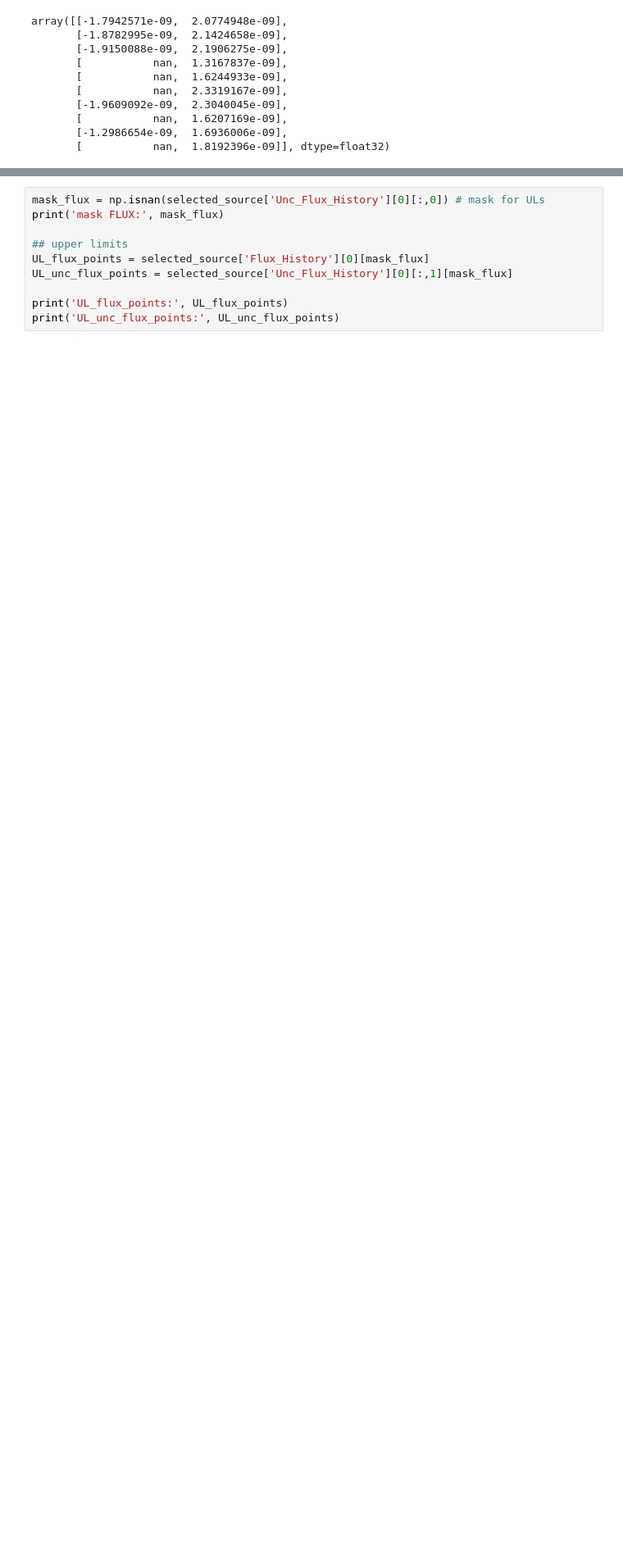
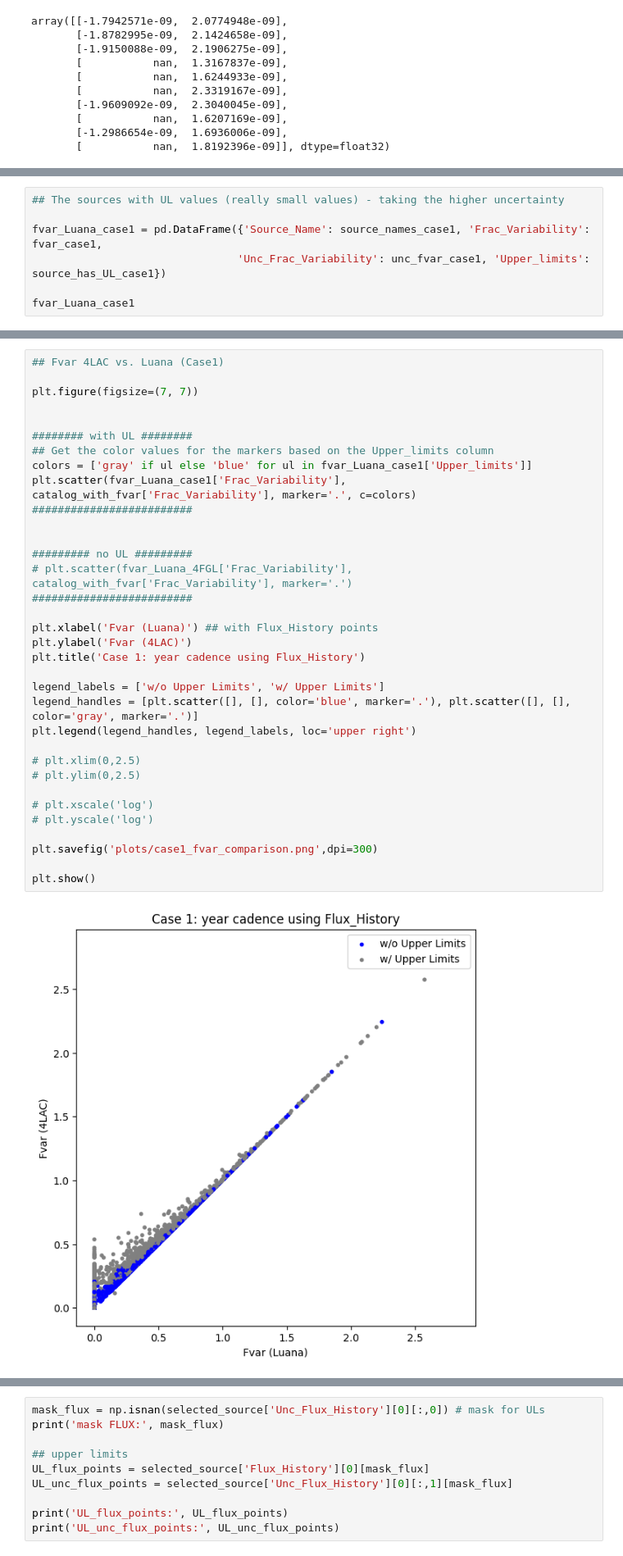
Before and after one commit to luanapassosreis/CTA_AGN_Pop_Variability, a Jupyter notebook: 4LAC_catalog_generator_v2/UpperLimit_Analysis.ipynb, the cells around one changed output, grey strips where cells are left out. Shown at 82% size. Drawn from its saved outputs; the diff is of its cells as text; blank space fills up the shorter version.

```diff
--- a/4LAC_catalog_generator_v2/UpperLimit_Analysis.ipynb
+++ b/4LAC_catalog_generator_v2/UpperLimit_Analysis.ipynb
@@ -273,0 +479,7 @@ def calculate_variability(flux_points, unc_flux_points, UL_flux_points, UL_unc_f
+# %%
+## The sources with UL values (really small values) - taking the higher uncertainty
+
+fvar_Luana_case1 = pd.DataFrame({'Source_Name': source_names_case1, 'Frac_Variability': fvar_case1,
+                                'Unc_Frac_Variability': unc_fvar_case1, 'Upper_limits': source_has_UL_case1})
+
+fvar_Luana_case1
@@ -273,0 +500,36 @@ def calculate_variability(flux_points, unc_flux_points, UL_flux_points, UL_unc_f
+# %%
+## Fvar 4LAC vs. Luana (Case1)
+
+plt.figure(figsize=(7, 7))
+
+
+######## with UL ########
+## Get the color values for the markers based on the Upper_limits column
+colors = ['gray' if ul else 'blue' for ul in fvar_Luana_case1['Upper_limits']]
+plt.scatter(fvar_Luana_case1['Frac_Variability'], catalog_with_fvar['Frac_Variability'], marker='.', c=colors)
+#########################
+
+
+######### no UL #########
+# plt.scatter(fvar_Luana_4FGL['Frac_Variability'], catalog_with_fvar['Frac_Variability'], marker='.')
+#########################
+
+plt.xlabel('Fvar (Luana)') ## with Flux_History points
+plt.ylabel('Fvar (4LAC)')
+plt.title('Case 1: year cadence using Flux_History')
+
+legend_labels = ['w/o Upper Limits', 'w/ Upper Limits']
+legend_handles = [plt.scatter([], [], color='blue', marker='.'), plt.scatter([], [], color='gray', marker='.')]
+plt.legend(legend_handles, legend_labels, loc='upper right')
+
+# plt.xlim(0,2.5)
+# plt.ylim(0,2.5)
+
+# plt.xscale('log')
+# plt.yscale('log')
+
+plt.savefig('plots/case1_fvar_comparison.png',dpi=300)
+
+plt.show()
+# %% [output]
+[figure, new version]
```
Also changed, not shown: parts of 36 cells of this notebook, 5 other files.
